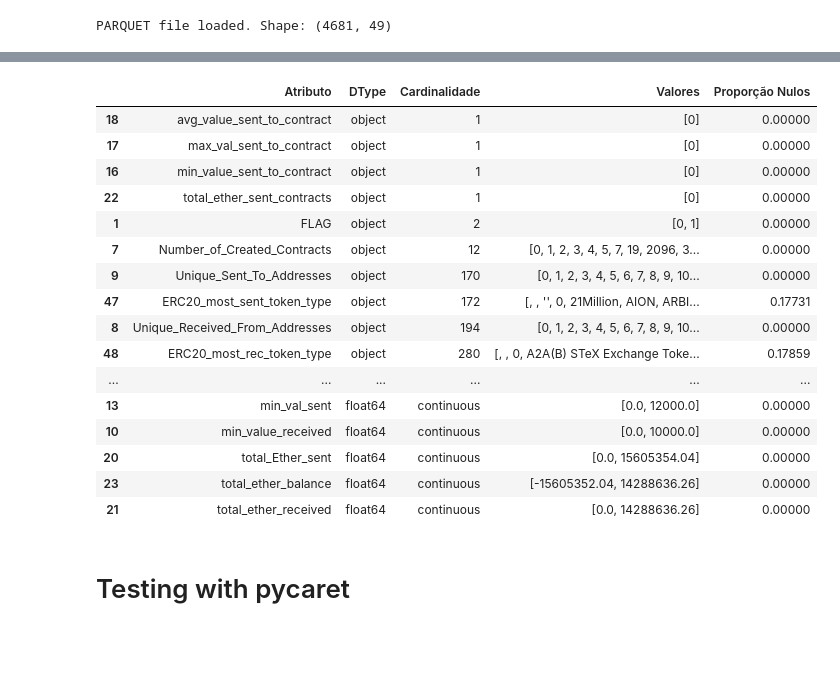
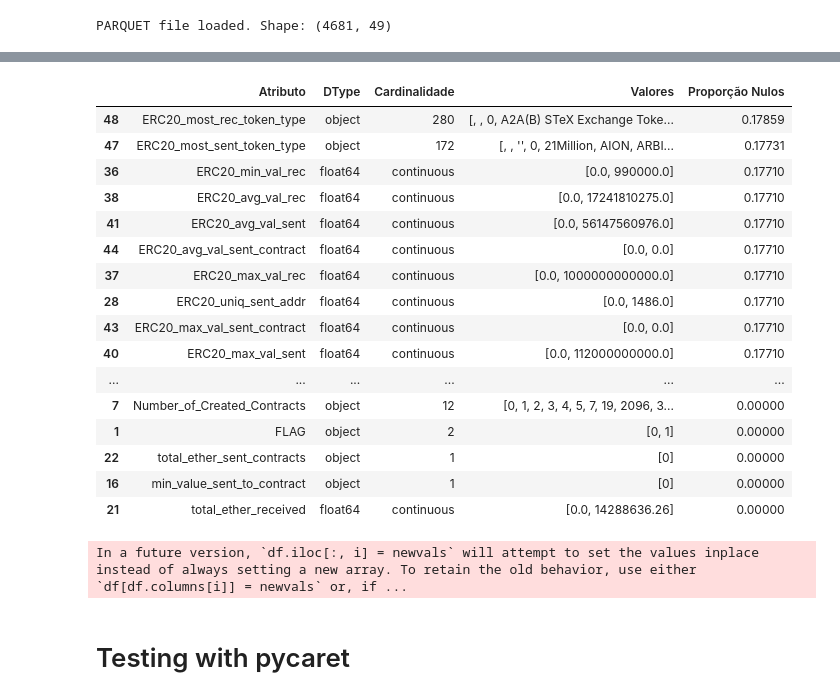
Before and after one commit to henriquetsu/ethereum_laundering, a Jupyter notebook: notebooks/01-business_and_data_understanding_v1-suto.ipynb, the cells around one changed output, grey strips where cells are left out. Cells and saved outputs as stored; diff of their text form; code cells hidden in the pictures; blank space fills up the shorter version.

Commit message:
:sparkles: Missing values analysis.

```diff
--- a/notebooks/01-business_and_data_understanding_v1-suto.ipynb
+++ b/notebooks/01-business_and_data_understanding_v1-suto.ipynb
@@ -82,22 +82,23 @@ display(df_raw.head(3))
 | 1 | 0x002bf459dc58584d58886169ea0e80f... | 1 | 3976.50000 | 834.77000 | 9622.53000 | 2 | ... |
 | 2 | 0x002f0c8119c16d310342d869ca8bf6a... | 1 | 112.90000 | 31.87000 | 321.42000 | 2 | ... |
 # %%
-cardinalidade(df_raw)
+df_cardinalidade = cardinalidade(df_raw).sort_values(by='Proporção Nulos', ascending=False)
+df_cardinalidade
 # %% [output]
 |  | Atributo | DType | Cardinalidade | Valores | Proporção Nulos |
-| 18 | avg_value_sent_to_contract | object | 1 | [0] | 0.00000 |
-| 17 | max_val_sent_to_contract | object | 1 | [0] | 0.00000 |
+| 48 | ERC20_most_rec_token_type | object | 280 | [, , 0, A2A(B) STeX Exchange Toke... | 0.17859 |
+| 47 | ERC20_most_sent_token_type | object | 172 | [, , '', 0, 21Million, AION, ARBI... | 0.17731 |
+| 36 | ERC20_min_val_rec | float64 | continuous | [0.0, 990000.0] | 0.17710 |
+| 38 | ERC20_avg_val_rec | float64 | continuous | [0.0, 17241810275.0] | 0.17710 |
+| 41 | ERC20_avg_val_sent | float64 | continuous | [0.0, 56147560976.0] | 0.17710 |
+| 44 | ERC20_avg_val_sent_contract | float64 | continuous | [0.0, 0.0] | 0.17710 |
+| 37 | ERC20_max_val_rec | float64 | continuous | [0.0, 1000000000000.0] | 0.17710 |
+| 28 | ERC20_uniq_sent_addr | float64 | continuous | [0.0, 1486.0] | 0.17710 |
+| 43 | ERC20_max_val_sent_contract | float64 | continuous | [0.0, 0.0] | 0.17710 |
+| 40 | ERC20_max_val_sent | float64 | continuous | [0.0, 112000000000.0] | 0.17710 |
+| ... | ... | ... | ... | ... | ... |
+| 7 | Number_of_Created_Contracts | object | 12 | [0, 1, 2, 3, 4, 5, 7, 19, 2096, 3... | 0.00000 |
+| 1 | FLAG | object | 2 | [0, 1] | 0.00000 |
+| 22 | total_ether_sent_contracts | object | 1 | [0] | 0.00000 |
 | 16 | min_value_sent_to_contract | object | 1 | [0] | 0.00000 |
-| 22 | total_ether_sent_contracts | object | 1 | [0] | 0.00000 |
-| 1 | FLAG | object | 2 | [0, 1] | 0.00000 |
-| 7 | Number_of_Created_Contracts | object | 12 | [0, 1, 2, 3, 4, 5, 7, 19, 2096, 3... | 0.00000 |
-| 9 | Unique_Sent_To_Addresses | object | 170 | [0, 1, 2, 3, 4, 5, 6, 7, 8, 9, 10... | 0.00000 |
-| 47 | ERC20_most_sent_token_type | object | 172 | [, , '', 0, 21Million, AION, ARBI... | 0.17731 |
-| 8 | Unique_Received_From_Addresses | object | 194 | [0, 1, 2, 3, 4, 5, 6, 7, 8, 9, 10... | 0.00000 |
-| 48 | ERC20_most_rec_token_type | object | 280 | [, , 0, A2A(B) STeX Exchange Toke... | 0.17859 |
-| ... | ... | ... | ... | ... | ... |
-| 13 | min_val_sent | float64 | continuous | [0.0, 12000.0] | 0.00000 |
-| 10 | min_value_received | float64 | continuous | [0.0, 10000.0] | 0.00000 |
-| 20 | total_Ether_sent | float64 | continuous | [0.0, 15605354.04] | 0.00000 |
-| 23 | total_ether_balance | float64 | continuous | [-15605352.04, 14288636.26] | 0.00000 |
 | 21 | total_ether_received | float64 | continuous | [0.0, 14288636.26] | 0.00000 |
@@ -104,5 +109,8 @@ cardinalidade(df_raw)
 # %%
 profile = ProfileReport(
-    df_raw.select_dtypes(exclude='object').sample(2000, random_state=RANDOM_STATE),
-    title="Profiling Report",
-    minimal=True)
+    df_evalulation.select_dtypes(include='float').sample(100, random_state=RANDOM_STATE),
+    title="Profiling Report")
+
+profile.to_file(REPORTS_FOLDER + 'data_analysis_report.html')
+# %% [output]
+In a future version, `df.iloc[:, i] = newvals` will attempt to set the values inplace instead of always setting a new array. To retain the old behavior, use either `df[df.columns[i]] = newvals` or, if ...
```
Also changed, not shown: parts of 5 cells of this notebook, 3 other files.
